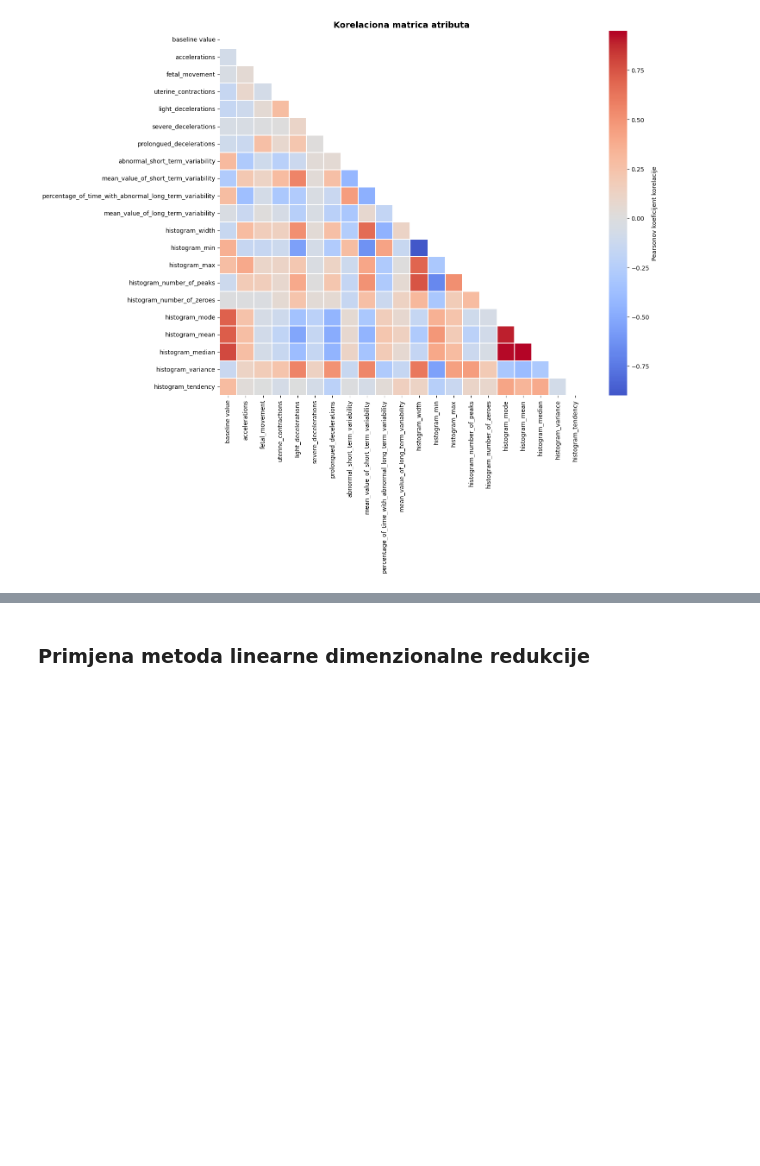
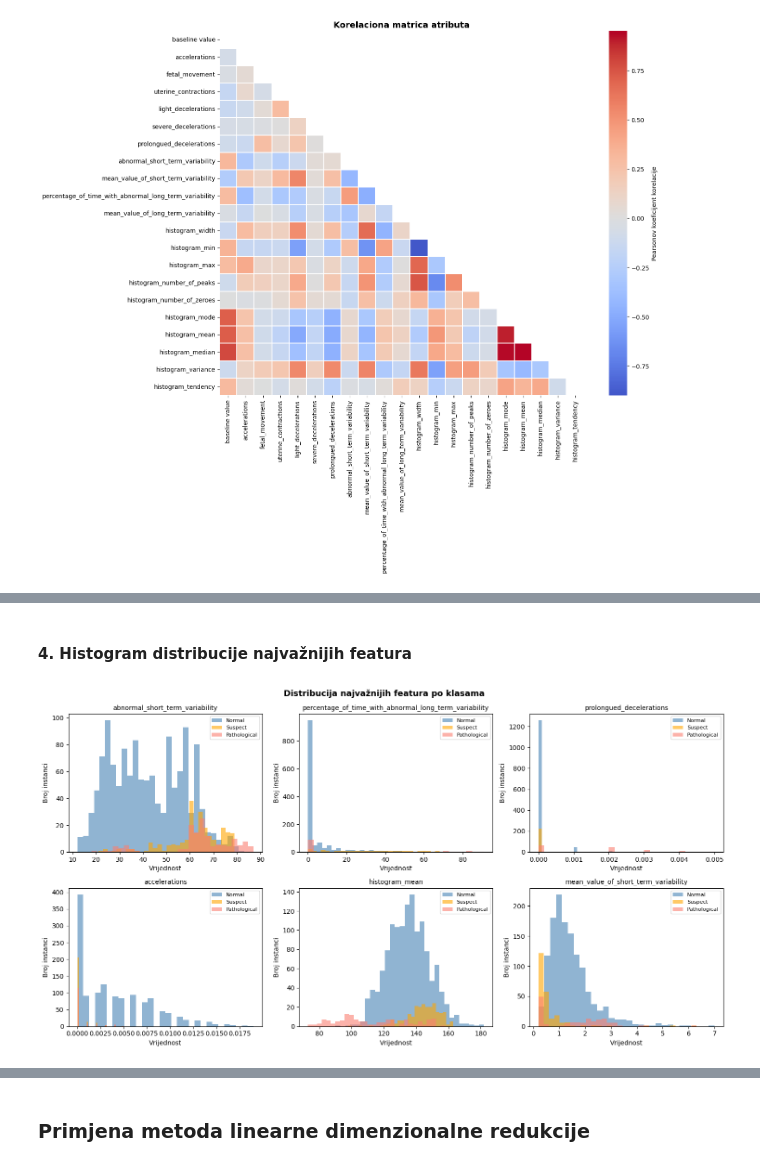
Before and after one commit to AnaKondic/ctg-dimensionality-reduction, a Jupyter notebook: src/linear_dim_reduction.ipynb, the cells around one changed output, grey strips where cells are left out. Cells and saved outputs as stored; diff of their text form; code cells hidden in the pictures; blank space fills up the shorter version.

```diff
--- a/src/linear_dim_reduction.ipynb
+++ b/src/linear_dim_reduction.ipynb
@@ -228,0 +273,37 @@ else:
+# %% [markdown]
+#### 4. Histogram distribucije najvažnijih featura
+# %%
+df_train = pd.DataFrame(X_train, columns=feature_names)
+df_train['fetal_health'] = y_train
+
+fig, axes = plt.subplots(2, 3, figsize=(15,8))
+axes = axes.flatten()
+
+key_features = [
+    'abnormal_short_term_variability',
+    'percentage_of_time_with_abnormal_long_term_variability',
+    'prolongued_decelerations',
+    'accelerations',
+    'histogram_mean',
+    'mean_value_of_short_term_variability'
+]
+
+colors = {1.: 'steelblue', 2.: 'orange', 3.: 'salmon'}
+labels = {1.: 'Normal', 2.: 'Suspect', 3.: 'Pathological'}
+
+for i, feature in enumerate(key_features):
+    for cls, color in colors.items():
+        data = df_train[df_train['fetal_health'] == cls][feature]
+        axes[i].hist(data, bins=30, color=color, label=labels[cls], edgecolor='none', alpha=0.6)
+
+    axes[i].set_title(feature, fontsize=10)
+    axes[i].set_xlabel("Vrijednost")
+    axes[i].set_ylabel("Broj instanci")
+    axes[i].legend(fontsize=8)
+
+plt.suptitle("Distribucija najvažnijih featura po klasama", fontsize=13, fontweight='bold')
+plt.savefig('../outputs/histogram_key_features.png', dpi=150, bbox_inches='tight')
+plt.tight_layout()
+plt.show()
+# %% [output]
+[figure, added]
```
Also changed, not shown: parts of 31 cells of this notebook, 5 other files.
